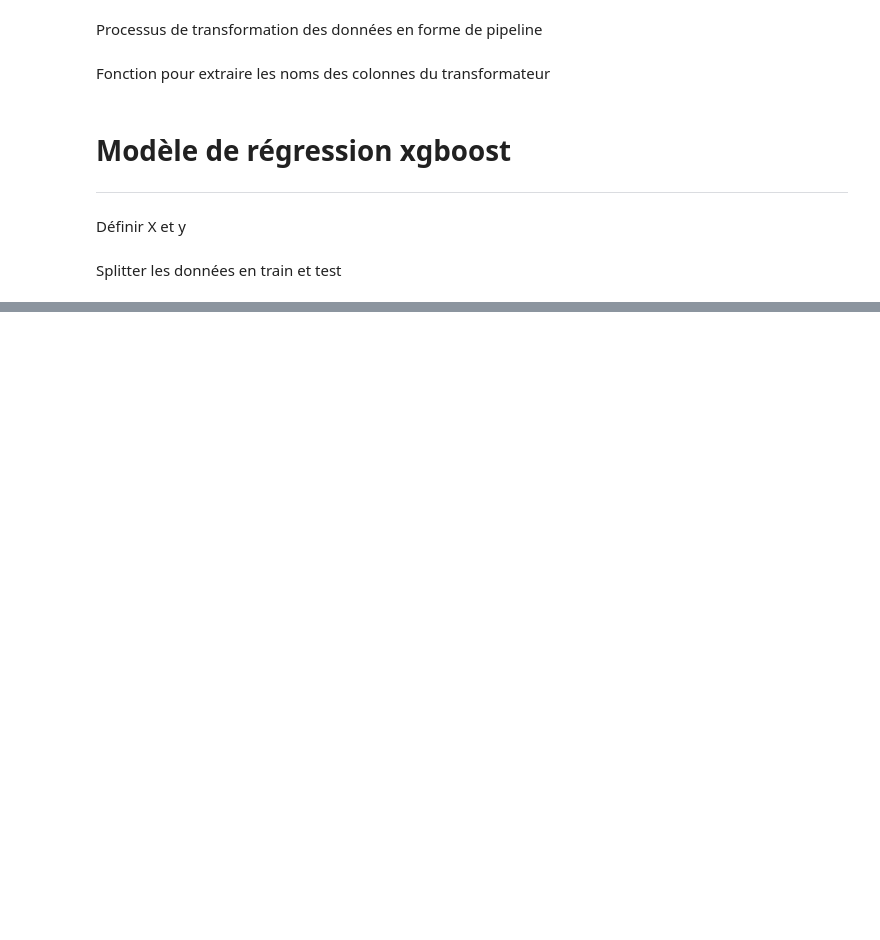
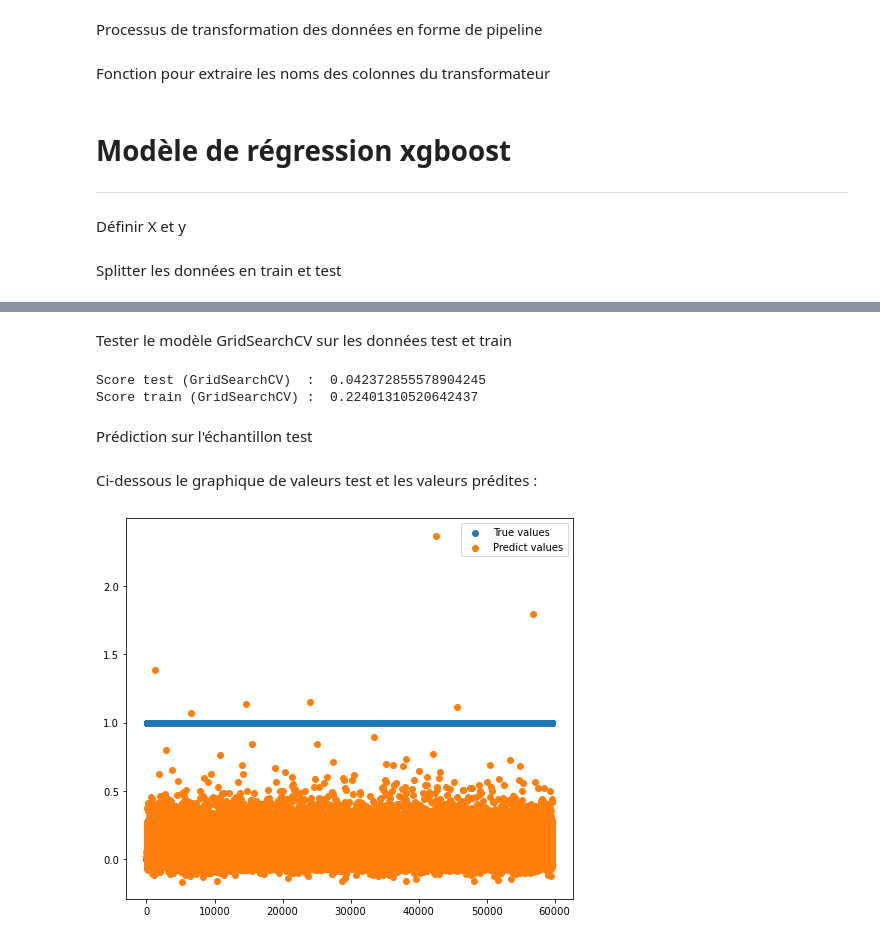
Before and after one commit to mohamedtrabis/Projet-7-Implementez-un-modele-de-scoring, a Jupyter notebook: P7_01_dashboard.ipynb, the cells around one changed output, grey strips where cells are left out. Saved outputs shown, nothing was run; the diff lists cells and outputs as text; code cells hidden in the pictures; blank space fills up the shorter version.

Commit message:
Prédiction avec XGBoost

```diff
--- a/P7_01_dashboard.ipynb
+++ b/P7_01_dashboard.ipynb
@@ -1624,0 +1581,7 @@ missing_rate
+# %%
+xgbr = XGBClassifier()
+
+# xgbr = Pipeline([
+#                  ("transform" , preprocessor),
+#                  ("xgbr",XGBClassifier())
+#                  ])
@@ -1624,0 +1590,2 @@ missing_rate
+# %%
+xgbr.fit(X_train, y_train)
@@ -1624,0 +1631,15 @@ missing_rate
+# %%
+param_grid = {
+                'xgbr__n_estimators': [20,40],
+#                 'xgbr__alpha':[0],
+#                 'xgbr__max_features': ['auto'],
+                'xgbr__max_depth': [5],
+#                 'xgbr__subsample': [1],
+#                 'xgbr__validate_parameters':[False],
+#                 'xgbr__learning_rate':[0.29],
+#                 'xgbr__colsample_bytree': [0.22],
+
+              }
+
+grid  = GridSearchCV(xgbr, param_grid, cv=5)
+grid.fit(X_train, y_train)
@@ -1624,0 +1696,12 @@ missing_rate
+# %%
+model_grid = grid.best_estimator_
+# %% [markdown]
+Tester le modèle GridSearchCV sur les données test et train
+# %%
+print('Score test (GridSearchCV)  : ', model_grid.score(X_test,y_test))
+print('Score train (GridSearchCV) : ', model_grid.score(X_train,y_train))
+# %% [output]
+Score test (GridSearchCV)  :  0.042372855578904245
+Score train (GridSearchCV) :  0.22401310520642437
+# %% [markdown]
+Prédiction sur l'échantillon test
@@ -1624,0 +1710,16 @@ missing_rate
+# %% [markdown]
+Ci-dessous le graphique de valeurs test et les valeurs prédites :
+# %%
+fig = plt.subplots(figsize=(8,7))
+
+y_pred = model_grid.predict(X_test)
+
+x_ax = range(len(y_test))
+
+plt.scatter(x_ax, y_test, label='True values')
+plt.scatter(x_ax, y_pred, label='Predict values')
+
+plt.legend()
+plt.show()
+# %% [output]
+[figure, added]
```
Also changed, not shown: parts of 39 cells of this notebook.
